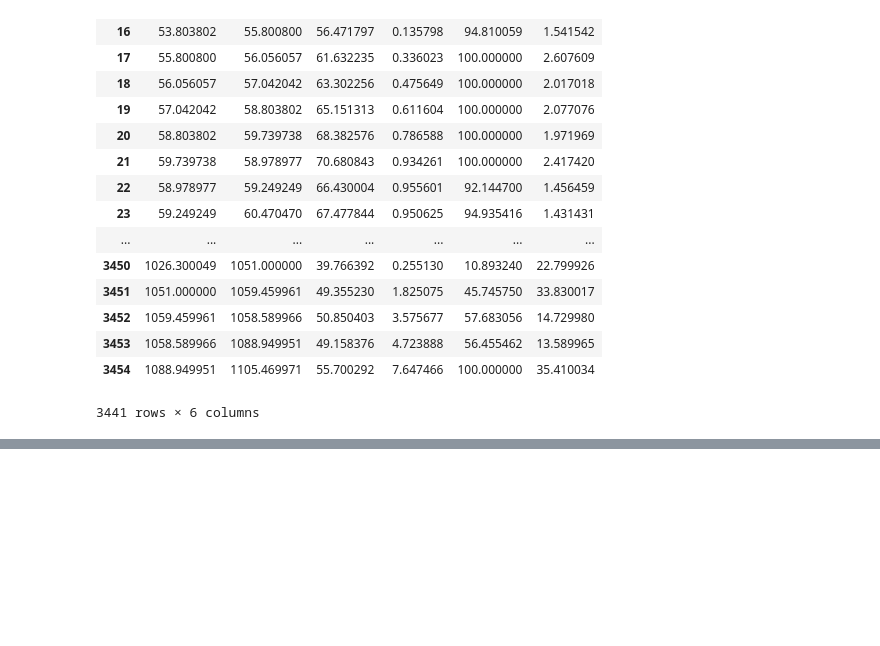
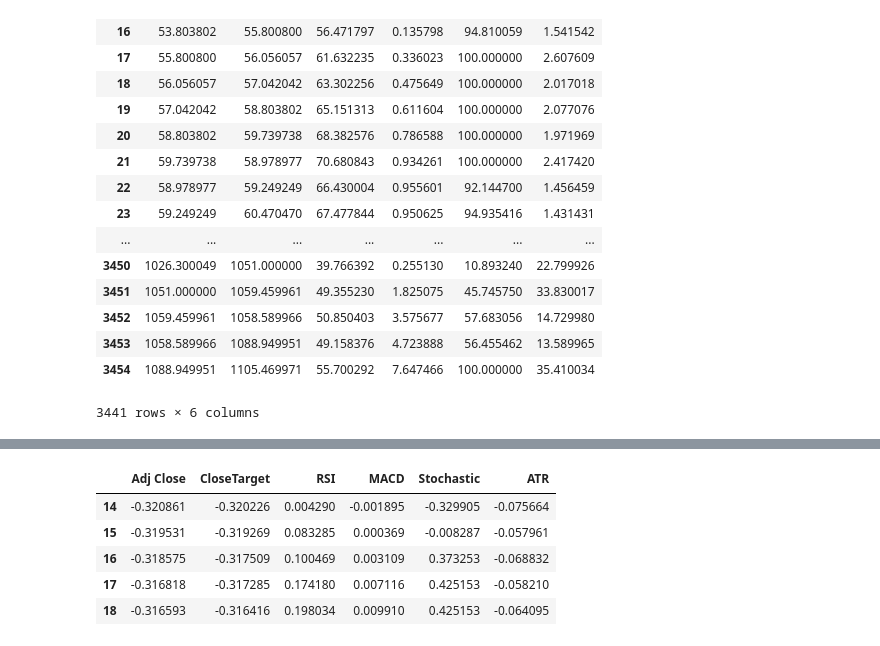
Before and after one commit to NamitraKali/Stock-Price-Prediction, a Jupyter notebook: RNN_Predictor.ipynb, the cells around one changed output, grey strips where cells are left out. Drawn from its saved outputs; the diff is of its cells as text; code cells hidden in the pictures; blank space fills up the shorter version.

```diff
--- a/RNN_Predictor.ipynb
+++ b/RNN_Predictor.ipynb
@@ -315,0 +316,10 @@ So now that we have our dataset all ready to go, let's get to the fun part of bu
+# %%
+Normed_dataset = (dataset - dataset.mean()) / (dataset.max() - dataset.min())
+Normed_dataset.head()
+# %% [output]
+|  | Adj Close | CloseTarget | RSI | MACD | Stochastic | ATR |
+| 14 | -0.320861 | -0.320226 | 0.004290 | -0.001895 | -0.329905 | -0.075664 |
+| 15 | -0.319531 | -0.319269 | 0.083285 | 0.000369 | -0.008287 | -0.057961 |
+| 16 | -0.318575 | -0.317509 | 0.100469 | 0.003109 | 0.373253 | -0.068832 |
+| 17 | -0.316818 | -0.317285 | 0.174180 | 0.007116 | 0.425153 | -0.058210 |
+| 18 | -0.316593 | -0.316416 | 0.198034 | 0.009910 | 0.425153 | -0.064095 |
```
Also changed, not shown: parts of 10 cells of this notebook.
